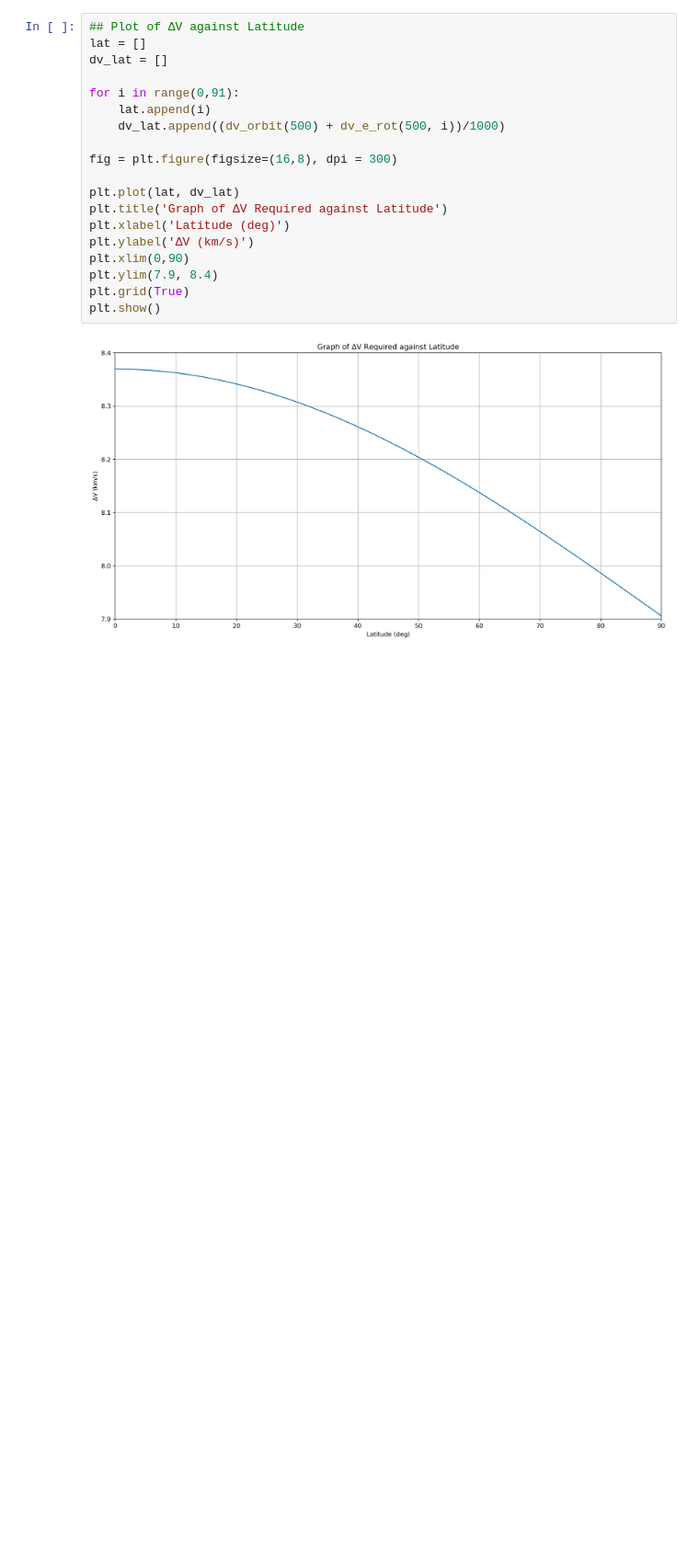
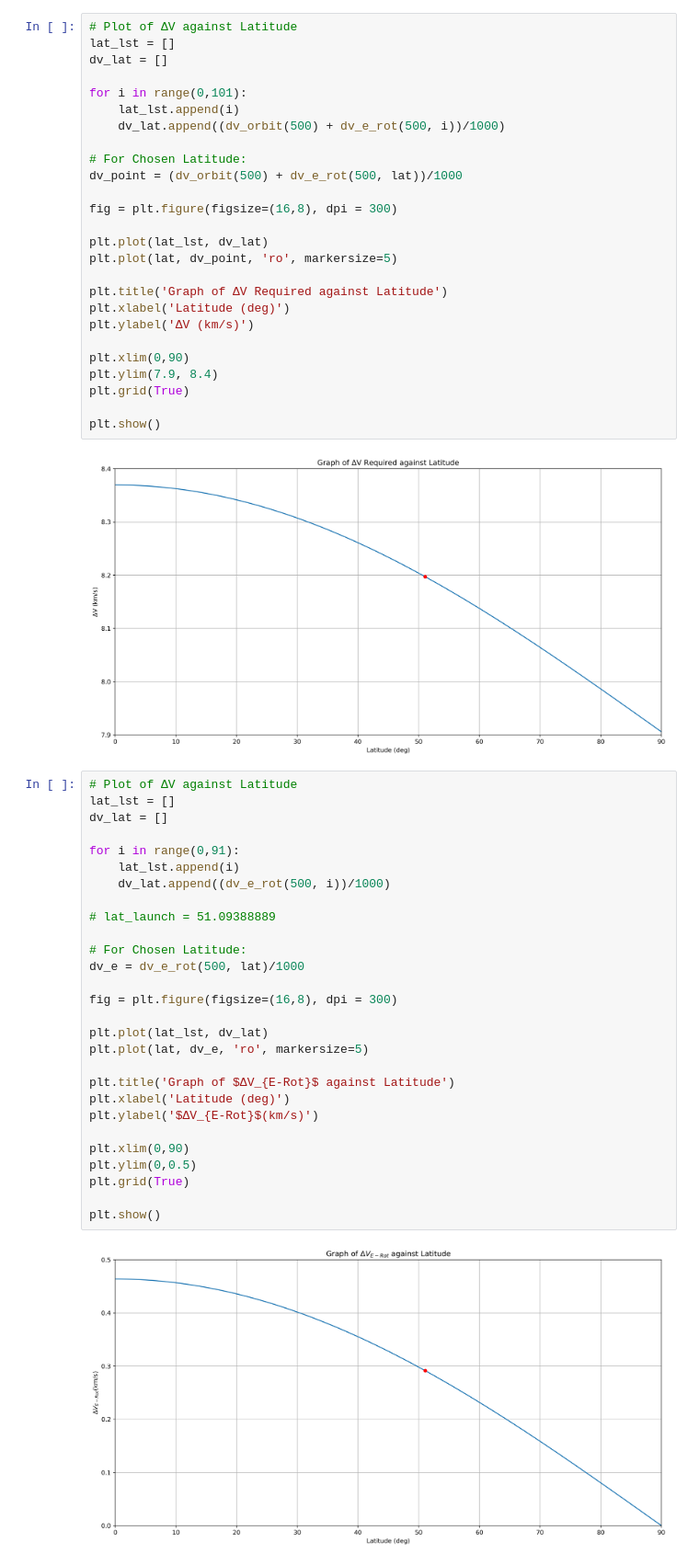
Before and after one commit to dkelsh/conceptual_aerospace_systems_design, a Jupyter notebook: launchAnalysis.ipynb, the cells around one changed output. Shown at 92% size. Drawn from its saved outputs; the diff is of its cells as text; blank space fills up the shorter version.

```diff
--- a/launchAnalysis.ipynb
+++ b/launchAnalysis.ipynb
@@ -120,21 +134,58 @@ plt.show()
 # %%
-## Plot of ΔV against Latitude
-lat = []
+# Plot of ΔV against Latitude
+lat_lst = []
 dv_lat = []
 
-for i in range(0,91):
-    lat.append(i)
+for i in range(0,101):
+    lat_lst.append(i)
     dv_lat.append((dv_orbit(500) + dv_e_rot(500, i))/1000)
+
+# For Chosen Latitude:
+dv_point = (dv_orbit(500) + dv_e_rot(500, lat))/1000
 
 fig = plt.figure(figsize=(16,8), dpi = 300)
 
-plt.plot(lat, dv_lat)
+plt.plot(lat_lst, dv_lat)
+plt.plot(lat, dv_point, 'ro', markersize=5)
+
 plt.title('Graph of ΔV Required against Latitude')
 plt.xlabel('Latitude (deg)')
 plt.ylabel('ΔV (km/s)')
+
 plt.xlim(0,90)
 plt.ylim(7.9, 8.4)
 plt.grid(True)
+
 plt.show()
 # %% [output]
 [figure]
+# %%
+# Plot of ΔV against Latitude
+lat_lst = []
+dv_lat = []
+
+for i in range(0,91):
+    lat_lst.append(i)
+    dv_lat.append((dv_e_rot(500, i))/1000)
+
+# lat_launch = 51.09388889
+
+# For Chosen Latitude:
+dv_e = dv_e_rot(500, lat)/1000
+
+fig = plt.figure(figsize=(16,8), dpi = 300)
+
+plt.plot(lat_lst, dv_lat)
+plt.plot(lat, dv_e, 'ro', markersize=5)
+
+plt.title('Graph of $ΔV_{E-Rot}$ against Latitude')
+plt.xlabel('Latitude (deg)')
+plt.ylabel('$ΔV_{E-Rot}$(km/s)')
+
+plt.xlim(0,90)
+plt.ylim(0,0.5)
+plt.grid(True)
+
+plt.show()
+# %% [output]
+[figure, added]
```
Also changed, not shown: parts of 10 cells of this notebook.
